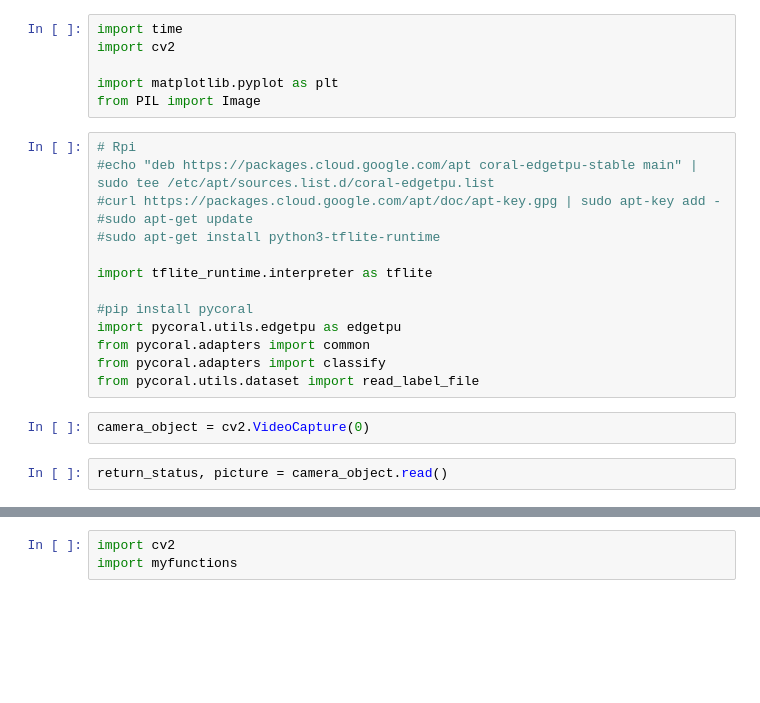
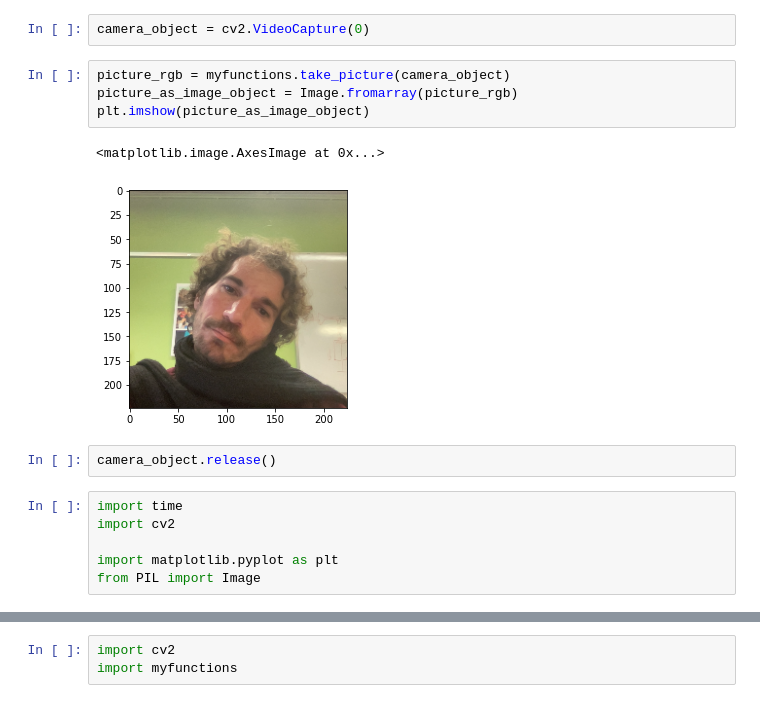
Before and after one commit to lascientotheque/ai-rover, a Jupyter notebook: 3_Reconnaissance_Images_Python/Reconnaissance_Images_Python-TF.ipynb, the cells around one changed output, grey strips where cells are left out. Drawn from its saved outputs; the diff is of its cells as text; blank space fills up the shorter version.

```diff
--- a/3_Reconnaissance_Images_Python/Reconnaissance_Images_Python-TF.ipynb
+++ b/3_Reconnaissance_Images_Python/Reconnaissance_Images_Python-TF.ipynb
@@ -1,24 +43,17 @@
+# %%
+camera_object = cv2.VideoCapture(0)
+# %%
+picture_rgb = myfunctions.take_picture(camera_object)
+picture_as_image_object = Image.fromarray(picture_rgb)
+plt.imshow(picture_as_image_object)
+# %% [output]
+<matplotlib.image.AxesImage at 0x...>
+[figure, added]
+# %%
+camera_object.release()
 # %%
 import time
 import cv2
 
 import matplotlib.pyplot as plt
 from PIL import Image
-# %%
-# Rpi
-#echo "deb https://packages.cloud.google.com/apt coral-edgetpu-stable main" | sudo tee /etc/apt/sources.list.d/coral-edgetpu.list
-#curl https://packages.cloud.google.com/apt/doc/apt-key.gpg | sudo apt-key add -
-#sudo apt-get update
-#sudo apt-get install python3-tflite-runtime
-
-import tflite_runtime.interpreter as tflite
-
-#pip install pycoral
-import pycoral.utils.edgetpu as edgetpu
-from pycoral.adapters import common
-from pycoral.adapters import classify
-from pycoral.utils.dataset import read_label_file
-# %%
-camera_object = cv2.VideoCapture(0)
-# %%
-return_status, picture = camera_object.read()
```
Also changed, not shown: parts of 28 cells of this notebook, 4 other files.
